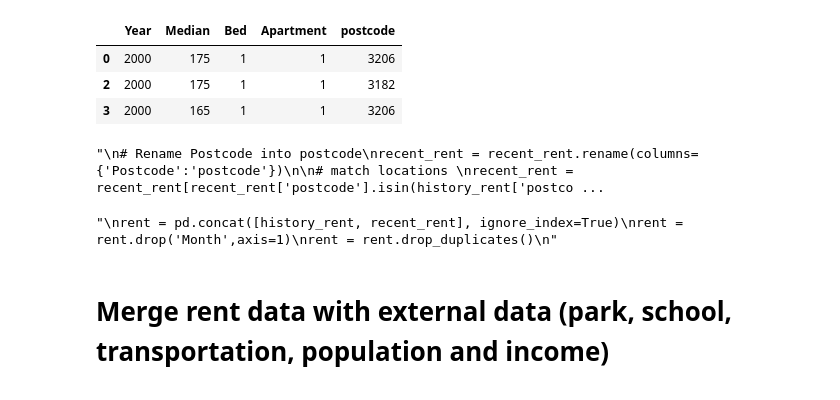
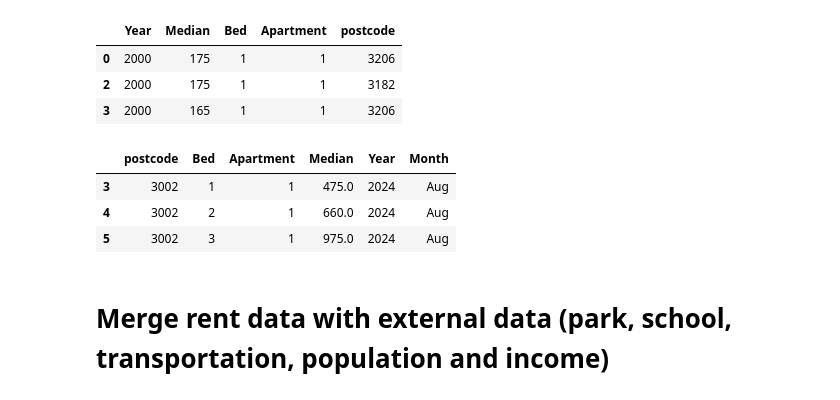
Before and after one commit to MAST30034-AppliedDataScience/project-2-group-real-estate-industry-project-16, a Jupyter notebook: notebooks/preprocessing_rent/preprocess_final_rent.ipynb, the cells around one changed output. Drawn from its saved outputs; the diff is of its cells as text; code cells hidden in the pictures.

```diff
--- a/notebooks/preprocessing_rent/preprocess_final_rent.ipynb
+++ b/notebooks/preprocessing_rent/preprocess_final_rent.ipynb
@@ -151,31 +151,28 @@ rent.head(3)
 | 2 | 2000 | 175 | 1 | 1 | 3182 |
 | 3 | 2000 | 165 | 1 | 1 | 3206 |
 # %%
-'''
 # Rename Postcode into postcode
 recent_rent = recent_rent.rename(columns={'Postcode':'postcode'})
 
 # match locations
 recent_rent = recent_rent[recent_rent['postcode'].isin(history_rent['postcode'])]
 
 # clean recent rent data
 
 # Drop 'Count' columns
 recent_rent = recent_rent.drop(columns='Count')
 # Remove duplicates
 recent_rent = recent_rent.drop_duplicates()
 recent_rent.head(3)
-'''
 # %% [output]
-"\n# Rename Postcode into postcode\nrecent_rent = recent_rent.rename(columns={'Postcode':'postcode'})\n\n# match locations \nrecent_rent = recent_rent[recent_rent['postcode'].isin(history_rent['postco ...
+|  | postcode | Bed | Apartment | Median | Year | Month |
+| 3 | 3002 | 1 | 1 | 475.0 | 2024 | Aug |
+| 4 | 3002 | 2 | 1 | 660.0 | 2024 | Aug |
+| 5 | 3002 | 3 | 1 | 975.0 | 2024 | Aug |
 # %%
-'''
 rent = pd.concat([history_rent, recent_rent], ignore_index=True)
 rent = rent.drop('Month',axis=1)
 rent = rent.drop_duplicates()
-'''
-# %% [output]
-"\nrent = pd.concat([history_rent, recent_rent], ignore_index=True)\nrent = rent.drop('Month',axis=1)\nrent = rent.drop_duplicates()\n"
 # %% [markdown]
 # Merge rent data with external data (park, school, transportation, population and income)
 # %%
```
Also changed, not shown: parts of 4 cells of this notebook, 15 other files.
